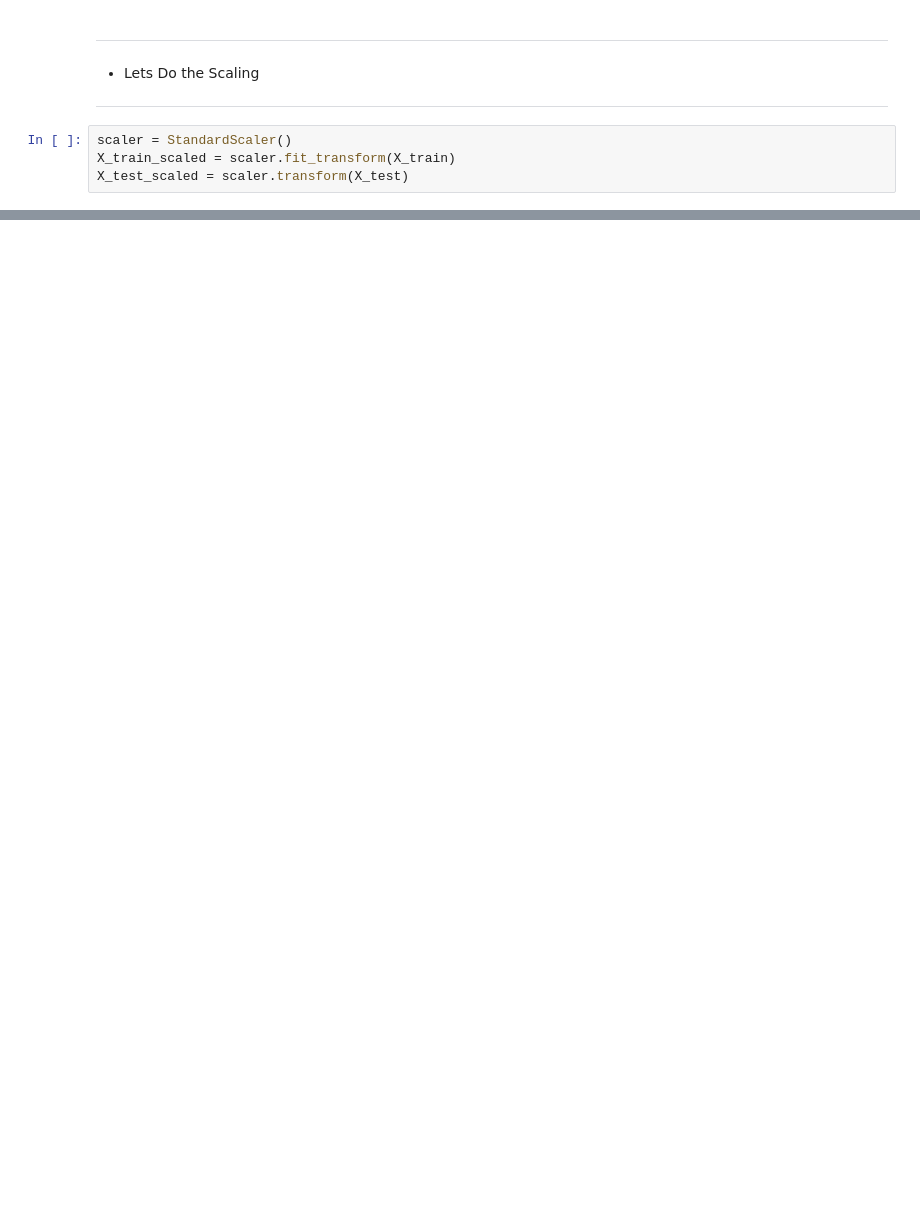
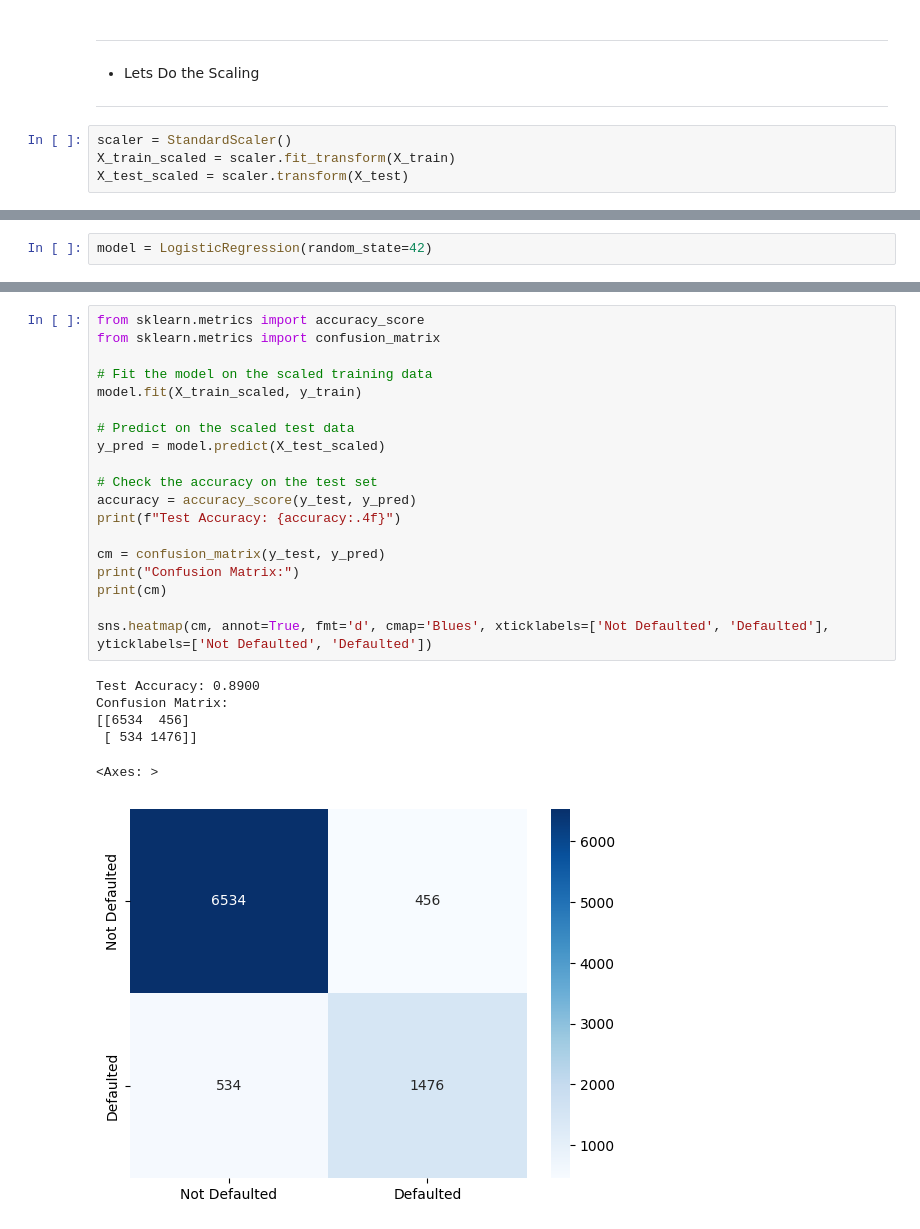
Before and after one commit to AbdulHadi17/VENV-Regression, a Jupyter notebook: notebooks/Logistic regression/main.ipynb, the cells around one changed output, grey strips where cells are left out. Cells and saved outputs as stored; diff of their text form; blank space fills up the shorter version.

```diff
--- a/notebooks/Logistic regression/main.ipynb
+++ b/notebooks/Logistic regression/main.ipynb
@@ -389,0 +393,2 @@ X_test_scaled = scaler.transform(X_test)
+# %%
+model = LogisticRegression(random_state=42)
@@ -389,0 +420,26 @@ X_test_scaled = scaler.transform(X_test)
+# %%
+from sklearn.metrics import accuracy_score
+from sklearn.metrics import confusion_matrix
+
+# Fit the model on the scaled training data
+model.fit(X_train_scaled, y_train)
+
+# Predict on the scaled test data
+y_pred = model.predict(X_test_scaled)
+
+# Check the accuracy on the test set
+accuracy = accuracy_score(y_test, y_pred)
+print(f"Test Accuracy: {accuracy:.4f}")
+
+cm = confusion_matrix(y_test, y_pred)
+print("Confusion Matrix:")
+print(cm)
+
+sns.heatmap(cm, annot=True, fmt='d', cmap='Blues', xticklabels=['Not Defaulted', 'Defaulted'], yticklabels=['Not Defaulted', 'Defaulted'])
+# %% [output]
+Test Accuracy: 0.8900
+Confusion Matrix:
+[[6534  456]
+ [ 534 1476]]
+<Axes: >
+[figure, added]
```
Also changed, not shown: parts of 7 cells of this notebook.
